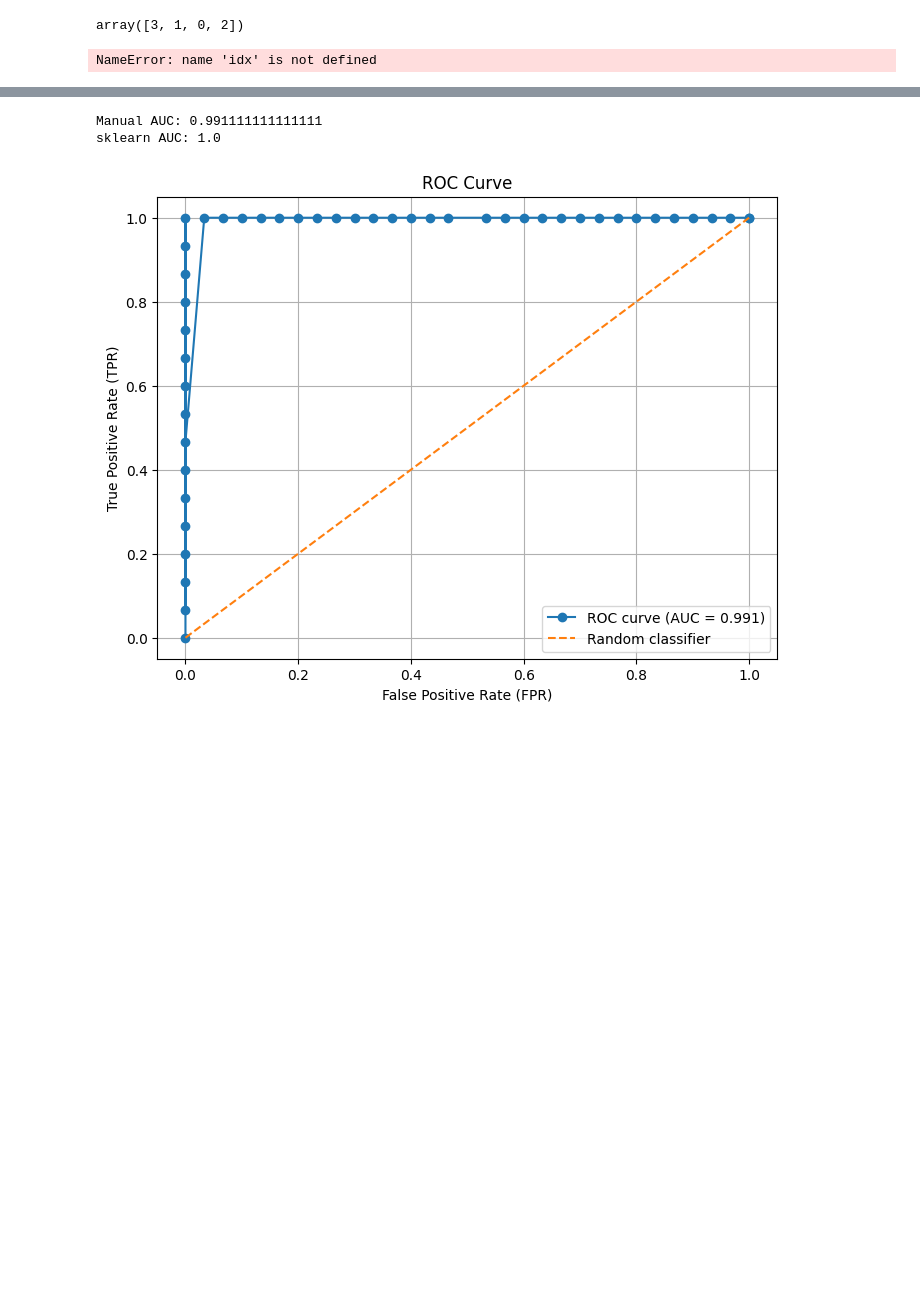
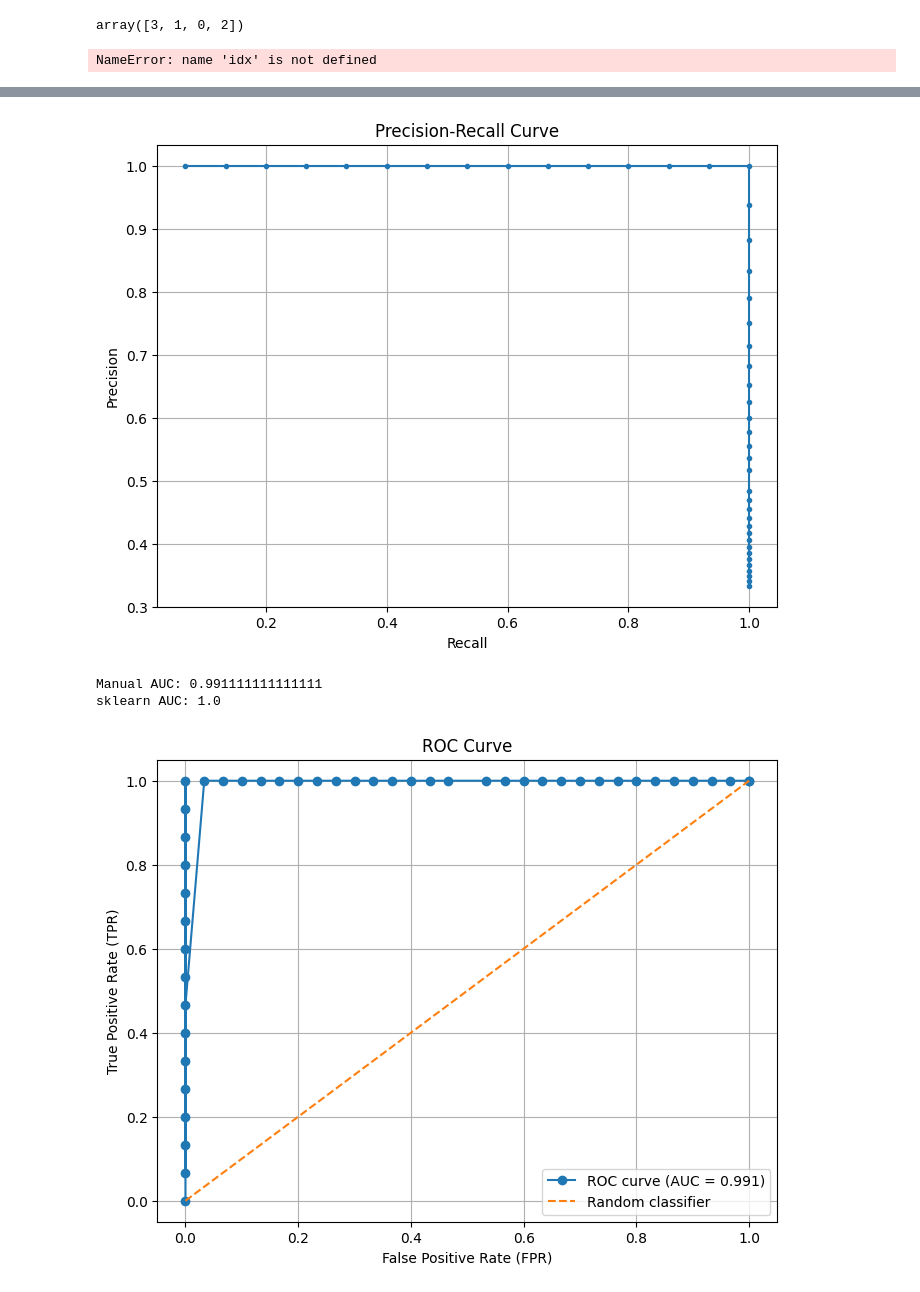
Before and after one commit to cloudxlab/jan2026_ml_dl, a Jupyter notebook: 44_aug_28.ipynb, the cells around one changed output, grey strips where cells are left out. Cells and saved outputs as stored; diff of their text form; code cells hidden in the pictures; blank space fills up the shorter version.

```diff
--- a/44_aug_28.ipynb
+++ b/44_aug_28.ipynb
@@ -90,6 +90,10 @@ thresholds = np.sort(np.unique(y_prob))[::-1]
 
 tpr_values = []
 fpr_values = []
+
+precision_values = []
+recall_values = []
+f1_values = []
 
 for threshold in thresholds:
 
@@ -111,6 +115,29 @@ for threshold in thresholds:
     tpr_values.append(TPR)
     fpr_values.append(FPR)
 
+    # Precision
+    if TP + FP == 0:
+        precision = 1.0
+    else:
+        precision = TP / (TP + FP)
+
+    # Recall
+    if TP + FN == 0:
+        recall = 0.0
+    else:
+        recall = TP / (TP + FN)
+
+    # F1 Score
+    if precision + recall == 0:
+        f1 = 0.0
+    else:
+        f1 = 2 * precision * recall / (precision + recall)
+
+    precision_values.append(precision)
+    recall_values.append(recall)
+    f1_values.append(f1)
+
+
 # Add (0,0) and (1,1) to make the ROC curve complete
 fpr_values = np.array([0] + fpr_values + [1])
 tpr_values = np.array([0] + tpr_values + [1])
@@ -137,3 +203,21 @@ list(zip(fpr_values, tpr_values))
+# %%
+plt.figure(figsize=(8, 6))
+
+plt.plot(
+    recall_values,
+    precision_values,
+    marker="o",
+    markersize=3
+)
+
+plt.xlabel("Recall")
+plt.ylabel("Precision")
+plt.title("Precision-Recall Curve")
+
+plt.grid(True)
+plt.show()
+# %% [output]
+[figure, added]
 # %%
 
 # ---------------------------------------------------------
```
Also changed, not shown: parts of 7 cells of this notebook.
